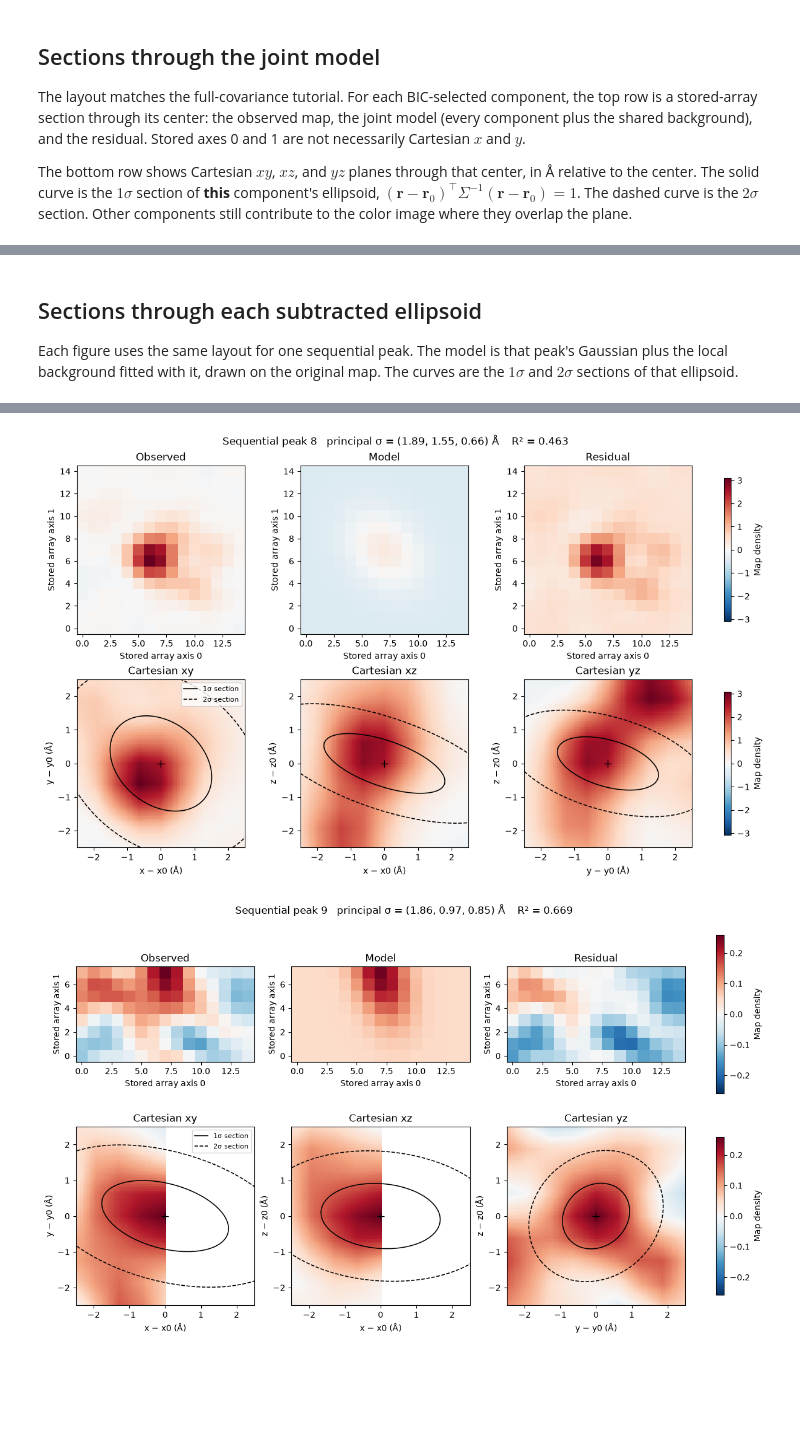
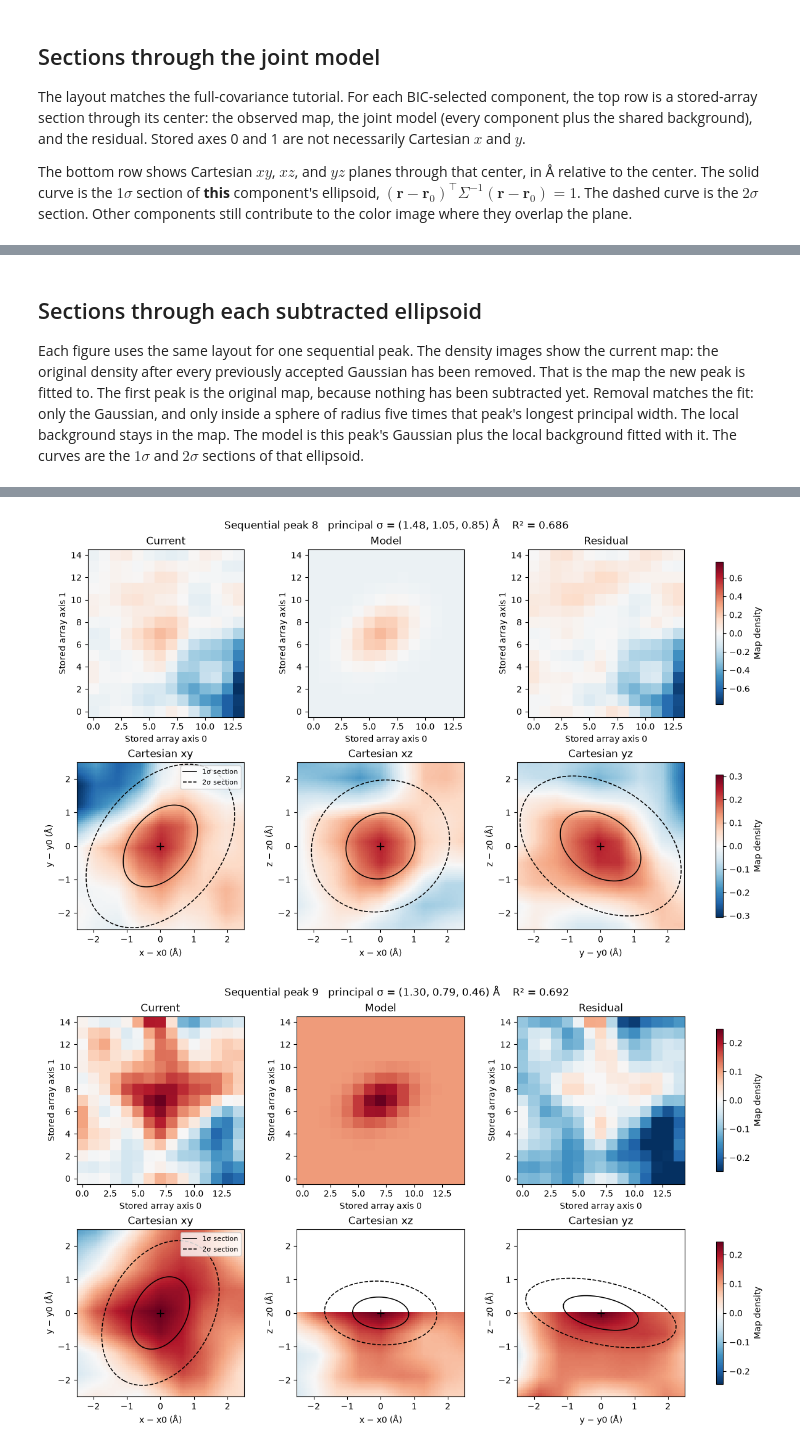
Before and after one commit to asouda/xfel-gaussian, a Jupyter notebook: notebooks/xfel_gaussian_module_calculation.ipynb, the cells around one changed output, grey strips where cells are left out. Drawn from its saved outputs; the diff is of its cells as text; code cells hidden in the pictures; blank space fills up the shorter version.

```diff
--- a/notebooks/xfel_gaussian_module_calculation.ipynb
+++ b/notebooks/xfel_gaussian_module_calculation.ipynb
@@ -15,7 +17,8 @@ Paths in the YAML are relative to the configuration file, so the notebook can be
 # %%
 from pathlib import Path
 import importlib
-from IPython.display import Image, display
+from IPython.display import Image, Markdown, display
+import pandas as pd
 import xfel_gaussian.multi_peaks_gaussian as multi
 import xfel_gaussian.sequential_peaks_gaussian as sequential
 importlib.reload(multi)
@@ -25,5 +28,25 @@ config_path = Path('../config/peaks.yaml')
 if not config_path.is_file():
     config_path = Path('config/peaks.yaml')
 cfg = multi.load_config(config_path)
-print(config_path.resolve().read_text())
+
+rows = []
+for key, value in cfg.items():
+    if str(key).startswith('_'):
+        continue
+    if isinstance(value, dict):
+        for name, item in value.items():
+            rows.append({
+                'section': key,
+                'parameter': name,
+                'value': 'null' if item is None else item,
+            })
+    else:
+        rows.append({
+            'section': 'shared',
+            'parameter': key,
+            'value': 'null' if value is None else value,
+        })
+parameters = pd.DataFrame(rows).set_index(['section', 'parameter'])
+display(Markdown(f'`{config_path.resolve()}`'))
+display(parameters)
 # %% [output]
@@ -324,11 +398,12 @@ print(history[[
 # %% [markdown]
 ## Sections through each subtracted ellipsoid
 
-Each figure uses the same layout for one sequential peak. The model is that peak's Gaussian plus the local background fitted with it, drawn on the original map. The curves are the $1\sigma$ and $2\sigma$ sections of that ellipsoid.
+Each figure uses the same layout for one sequential peak. The density images show the current map: the original density after every previously accepted Gaussian has been removed. That is the map the new peak is fitted to. The first peak is the original map, because nothing has been subtracted yet. Removal matches the fit: only the Gaussian, and only inside a sphere of radius five times that peak's longest principal width. The local background stays in the map. The model is this peak's Gaussian plus the local background fitted with it. The curves are the $1\sigma$ and $2\sigma$ sections of that ellipsoid.
 # %%
 if len(history) == 0:
     print('No peaks were accepted.')
 else:
+    current = np.array(rho, dtype=float, copy=True)
     for _, row in history.iterrows():
         plot_ellipsoid_section(
             row,
@@ -338,5 +413,8 @@ else:
                 f'principal σ = ({row.sigma_1_A:.2f}, {row.sigma_2_A:.2f}, {row.sigma_3_A:.2f}) Å'
                 f'    R² = {row.R2:.3f}'
             ),
+            values=current,
+            density_label='Current',
         )
+        subtract_fitted_gaussian(current, row)
 # %% [output]
@@ -350,2 +428,2 @@ else:
-[figure, old version]
+[figure, new version]
-[figure, old version]
+[figure, new version]
```
Also changed, not shown: parts of 9 cells of this notebook, 11 other files.
